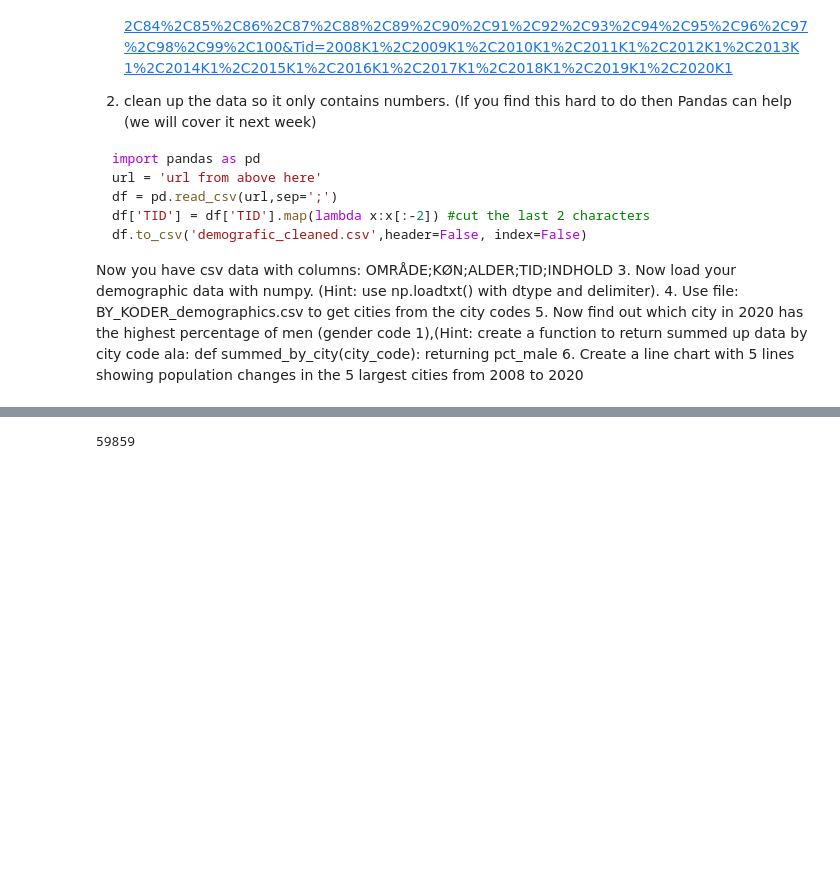
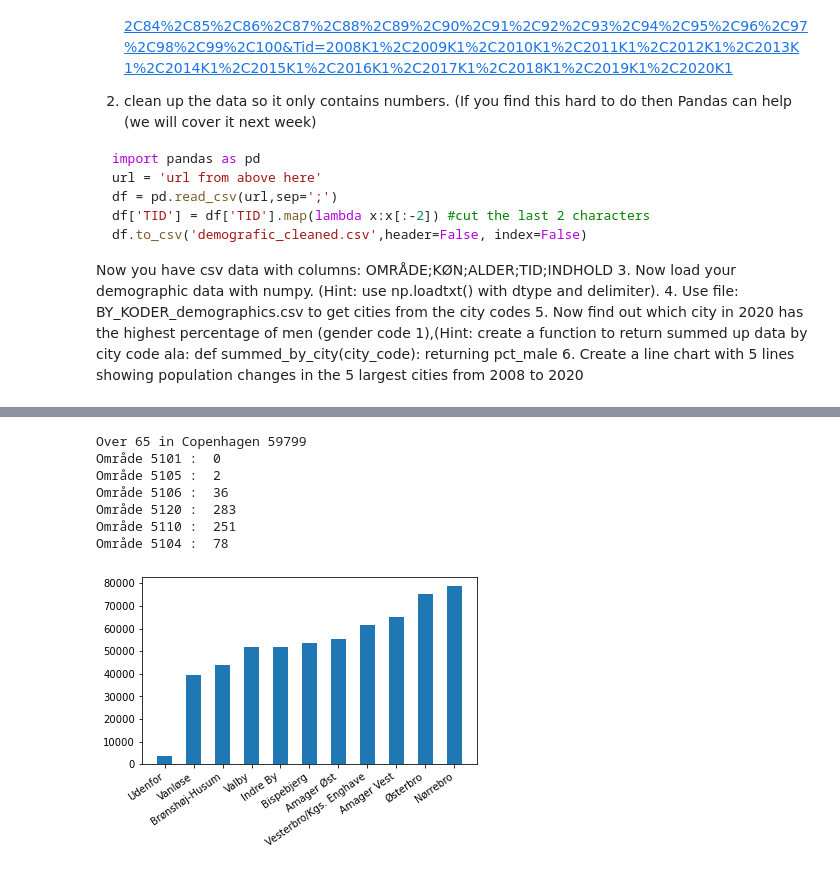
Before and after one commit to Bloom9900/python_handins, a Jupyter notebook: Week_4.ipynb, the cells around one changed output, grey strips where cells are left out. Cells and saved outputs as stored; diff of their text form; code cells hidden in the pictures; blank space fills up the shorter version.

```diff
--- a/Week_4.ipynb
+++ b/Week_4.ipynb
@@ -72,6 +72,12 @@ plt.bar(sorted_cities_and_people.keys(), sorted_cities_and_people.values(), widt
 plt.xticks(rotation=35, horizontalalignment='right',fontweight='light')
 plt.subplots_adjust(bottom=0.23)
 
-above_65_in_2015_mask = (statkode[:,0] == 2015) & (statkode[:,2] >= 65)
-print(np.sum(statkode[above_65_in_2015_mask][:,4]))
+above_65_in_2015_mask = (statkode[:,0] == 2015) & (statkode[:,2] >= 65) & (statkode[:,1] != 99)
+print('Over 65 in Copenhagen', np.sum(statkode[above_65_in_2015_mask][:,4]))
+
+
+nordic_countries = {5101: 'Grønland', 5105: 'Island, ligeret dansk', 5106: 'Island', 5120: 'Sverige',  5110: 'Norge', 5104: 'Finland'}
+for n in nordic_countries.keys():
+    mask = statkode[above_65_in_2015_mask & (statkode[:,3] == n)]
+    print('Område', n, ': ', mask[:,4].sum())
 # %% [output]
@@ -80 +84,8 @@ print(np.sum(statkode[above_65_in_2015_mask][:,4]))
-59859
+Over 65 in Copenhagen 59799
+Område 5101 :  0
+Område 5105 :  2
+Område 5106 :  36
+Område 5120 :  283
+Område 5110 :  251
+Område 5104 :  78
+[figure, added]
```
Also changed, not shown: parts of 4 cells of this notebook.
